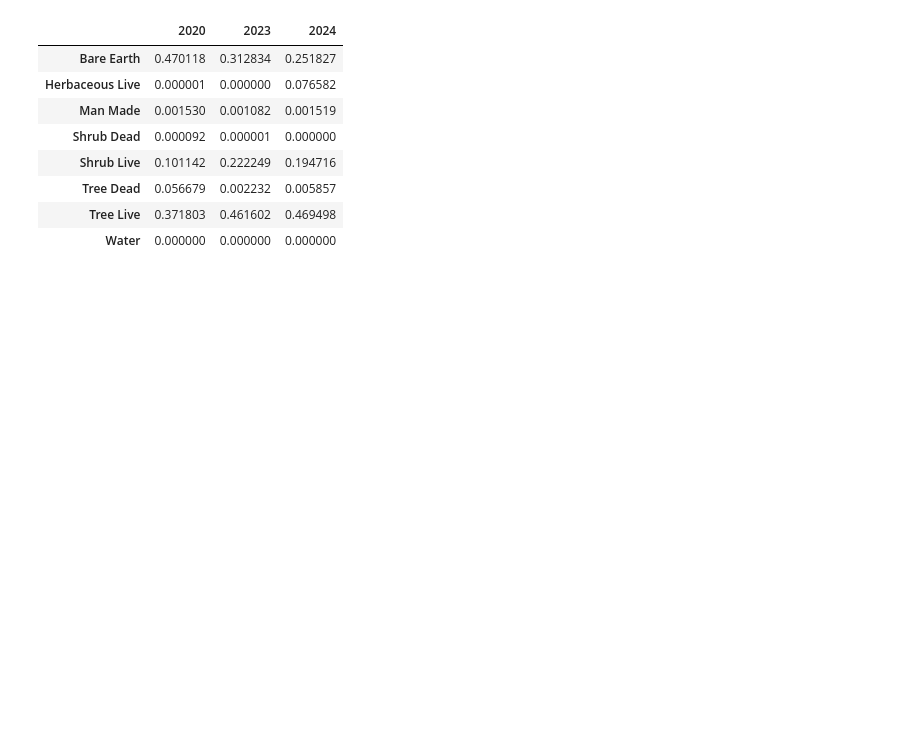
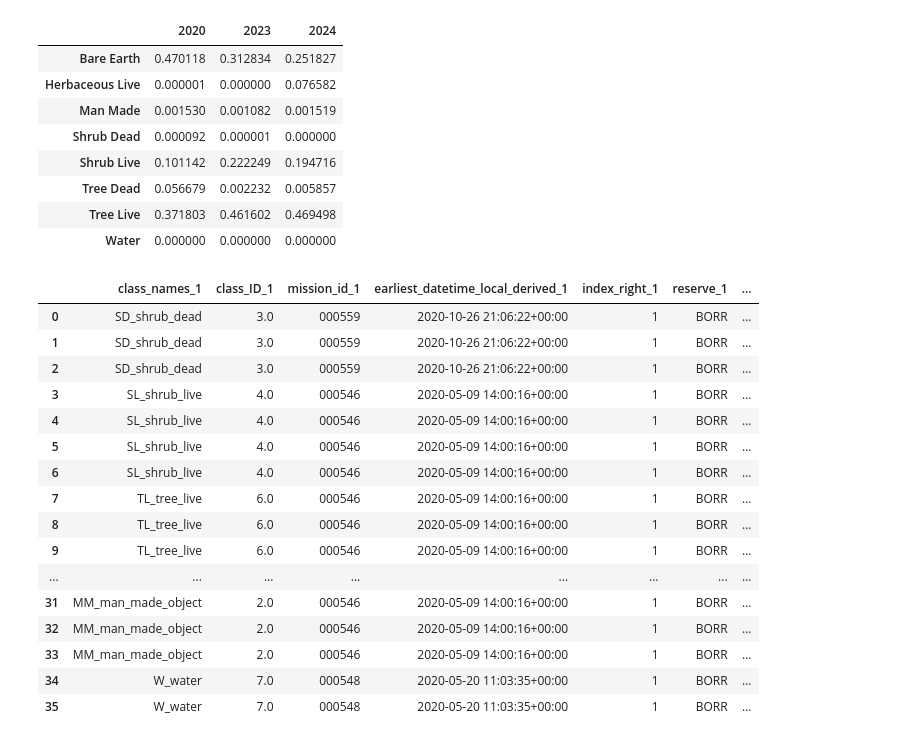
Before and after one commit to focal-lab/ucnrs-experiments, a Jupyter notebook: code/cover_change.ipynb, the cells around one changed output. Drawn from its saved outputs; the diff is of its cells as text; code cells hidden in the pictures; blank space fills up the shorter version.

```diff
--- a/code/cover_change.ipynb
+++ b/code/cover_change.ipynb
@@ -187,0 +201,20 @@ final_table_vis
+# %%
+overlaid_2020_2023
+# %% [output]
+|  | class_names_1 | class_ID_1 | mission_id_1 | earliest_datetime_local_derived_1 | index_right_1 | reserve_1 | ... |
+| 0 | SD_shrub_dead | 3.0 | 000559 | 2020-10-26 21:06:22+00:00 | 1 | BORR | ... |
+| 1 | SD_shrub_dead | 3.0 | 000559 | 2020-10-26 21:06:22+00:00 | 1 | BORR | ... |
+| 2 | SD_shrub_dead | 3.0 | 000559 | 2020-10-26 21:06:22+00:00 | 1 | BORR | ... |
+| 3 | SL_shrub_live | 4.0 | 000546 | 2020-05-09 14:00:16+00:00 | 1 | BORR | ... |
+| 4 | SL_shrub_live | 4.0 | 000546 | 2020-05-09 14:00:16+00:00 | 1 | BORR | ... |
+| 5 | SL_shrub_live | 4.0 | 000546 | 2020-05-09 14:00:16+00:00 | 1 | BORR | ... |
+| 6 | SL_shrub_live | 4.0 | 000546 | 2020-05-09 14:00:16+00:00 | 1 | BORR | ... |
+| 7 | TL_tree_live | 6.0 | 000546 | 2020-05-09 14:00:16+00:00 | 1 | BORR | ... |
+| 8 | TL_tree_live | 6.0 | 000546 | 2020-05-09 14:00:16+00:00 | 1 | BORR | ... |
+| 9 | TL_tree_live | 6.0 | 000546 | 2020-05-09 14:00:16+00:00 | 1 | BORR | ... |
+| ... | ... | ... | ... | ... | ... | ... | ... |
+| 31 | MM_man_made_object | 2.0 | 000546 | 2020-05-09 14:00:16+00:00 | 1 | BORR | ... |
+| 32 | MM_man_made_object | 2.0 | 000546 | 2020-05-09 14:00:16+00:00 | 1 | BORR | ... |
+| 33 | MM_man_made_object | 2.0 | 000546 | 2020-05-09 14:00:16+00:00 | 1 | BORR | ... |
+| 34 | W_water | 7.0 | 000548 | 2020-05-20 11:03:35+00:00 | 1 | BORR | ... |
+| 35 | W_water | 7.0 | 000548 | 2020-05-20 11:03:35+00:00 | 1 | BORR | ... |
```
Also changed, not shown: parts of 8 cells of this notebook.
